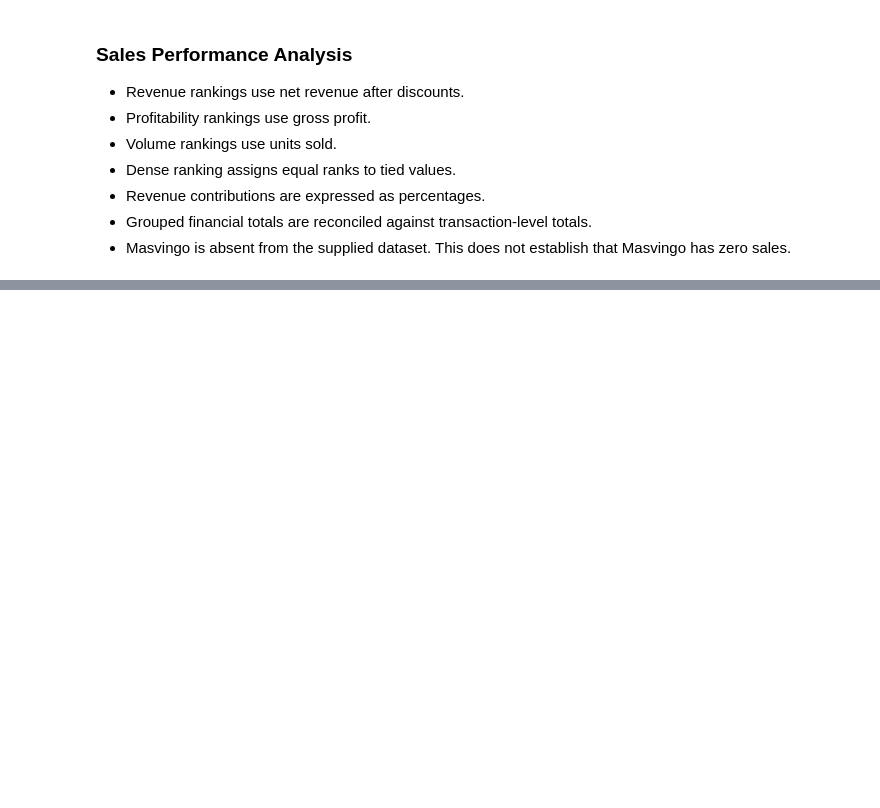
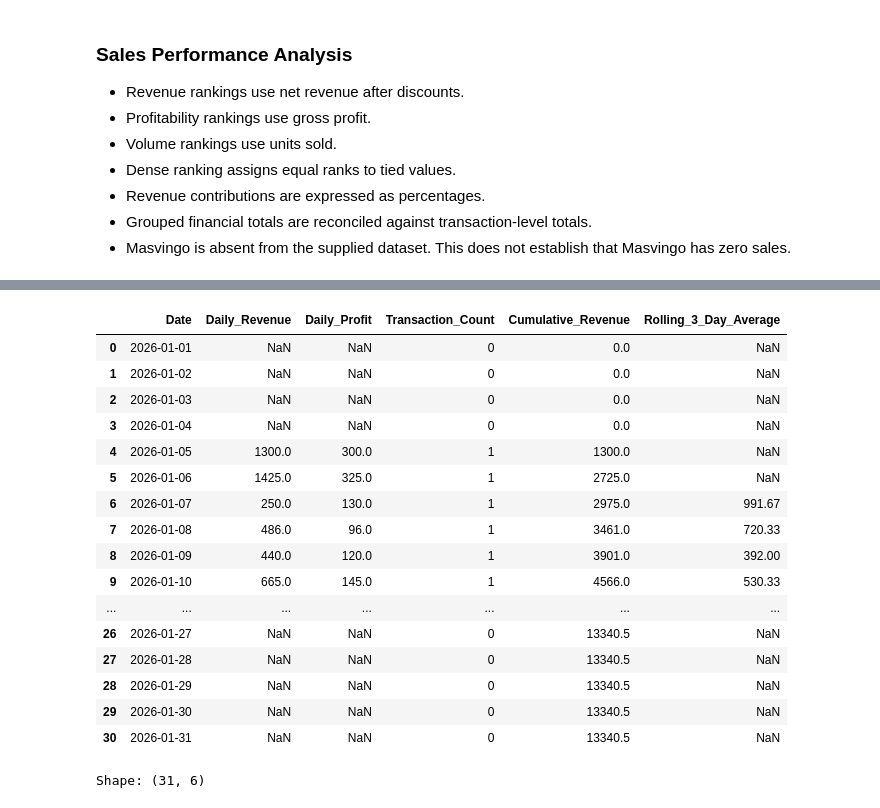
Before and after one commit to Tinashemutanda/injiva-pandas-sales-intelligence, a Jupyter notebook: notebooks/sales_analysis.ipynb, the cells around one changed output, grey strips where cells are left out. Cells and saved outputs as stored; diff of their text form; code cells hidden in the pictures; blank space fills up the shorter version.

Commit message:
Complete time-series sales analysis

```diff
--- a/notebooks/sales_analysis.ipynb
+++ b/notebooks/sales_analysis.ipynb
@@ -863,0 +870,8 @@ Sales performance reports exported successfully.
+# %%
+financial_df["Day"] = financial_df["Date"].dt.day
+financial_df["Month"] = financial_df["Date"].dt.month
+financial_df["Year"] = financial_df["Date"].dt.year
+
+display(financial_df[
+    ["Transaction_ID", "Date", "Day", "Month", "Year"]
+])
@@ -863,0 +961,26 @@ Sales performance reports exported successfully.
+# %%
+daily_sales = analytics.analyse_daily_sales(financial_df)
+
+display(daily_sales.round(2))
+# %% [output]
+|  | Date | Daily_Revenue | Daily_Profit | Transaction_Count | Cumulative_Revenue | Rolling_3_Day_Average |
+| 0 | 2026-01-01 | NaN | NaN | 0 | 0.0 | NaN |
+| 1 | 2026-01-02 | NaN | NaN | 0 | 0.0 | NaN |
+| 2 | 2026-01-03 | NaN | NaN | 0 | 0.0 | NaN |
+| 3 | 2026-01-04 | NaN | NaN | 0 | 0.0 | NaN |
+| 4 | 2026-01-05 | 1300.0 | 300.0 | 1 | 1300.0 | NaN |
+| 5 | 2026-01-06 | 1425.0 | 325.0 | 1 | 2725.0 | NaN |
+| 6 | 2026-01-07 | 250.0 | 130.0 | 1 | 2975.0 | 991.67 |
+| 7 | 2026-01-08 | 486.0 | 96.0 | 1 | 3461.0 | 720.33 |
+| 8 | 2026-01-09 | 440.0 | 120.0 | 1 | 3901.0 | 392.00 |
+| 9 | 2026-01-10 | 665.0 | 145.0 | 1 | 4566.0 | 530.33 |
+| ... | ... | ... | ... | ... | ... | ... |
+| 26 | 2026-01-27 | NaN | NaN | 0 | 13340.5 | NaN |
+| 27 | 2026-01-28 | NaN | NaN | 0 | 13340.5 | NaN |
+| 28 | 2026-01-29 | NaN | NaN | 0 | 13340.5 | NaN |
+| 29 | 2026-01-30 | NaN | NaN | 0 | 13340.5 | NaN |
+| 30 | 2026-01-31 | NaN | NaN | 0 | 13340.5 | NaN |
+# %%
+print("Shape:", daily_sales.shape)
+# %% [output]
+Shape: (31, 6)
```
Also changed, not shown: parts of 15 cells of this notebook, 3 other files.
